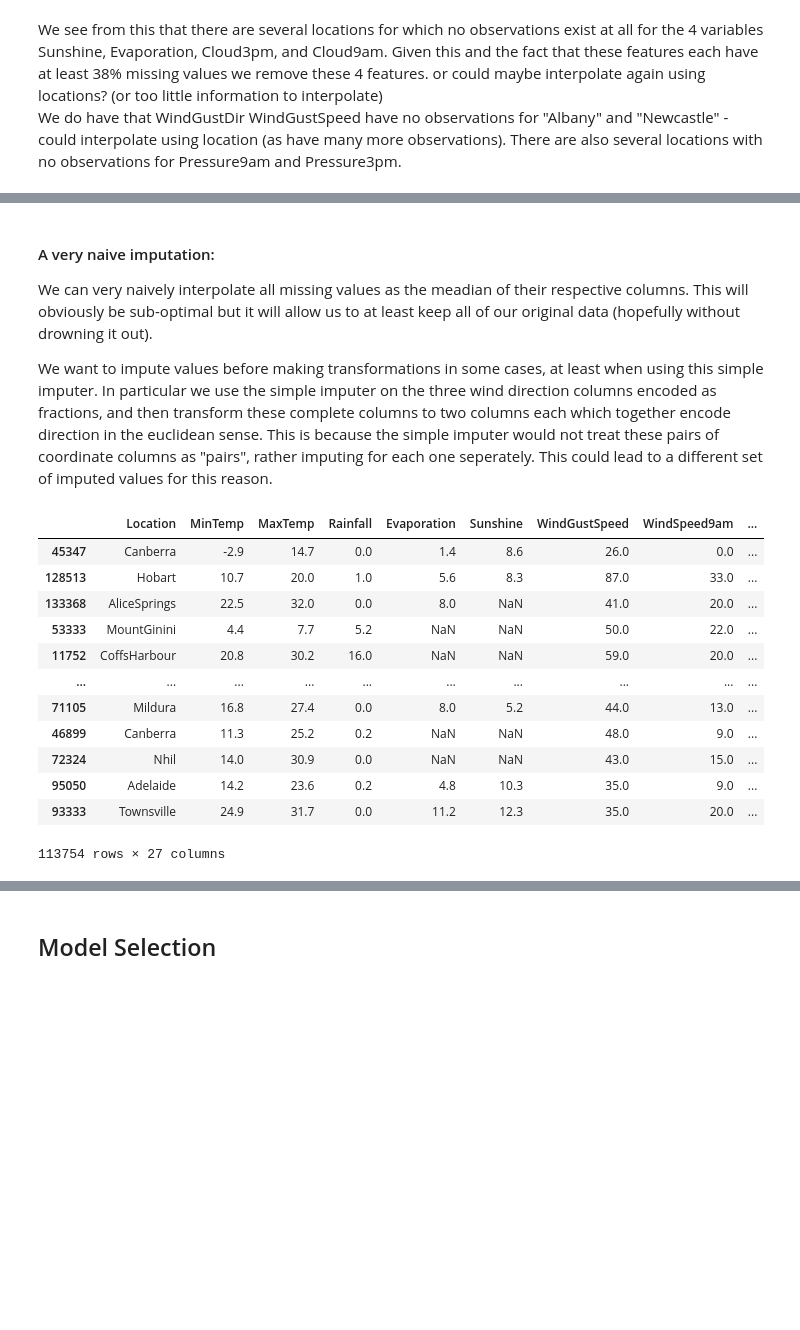
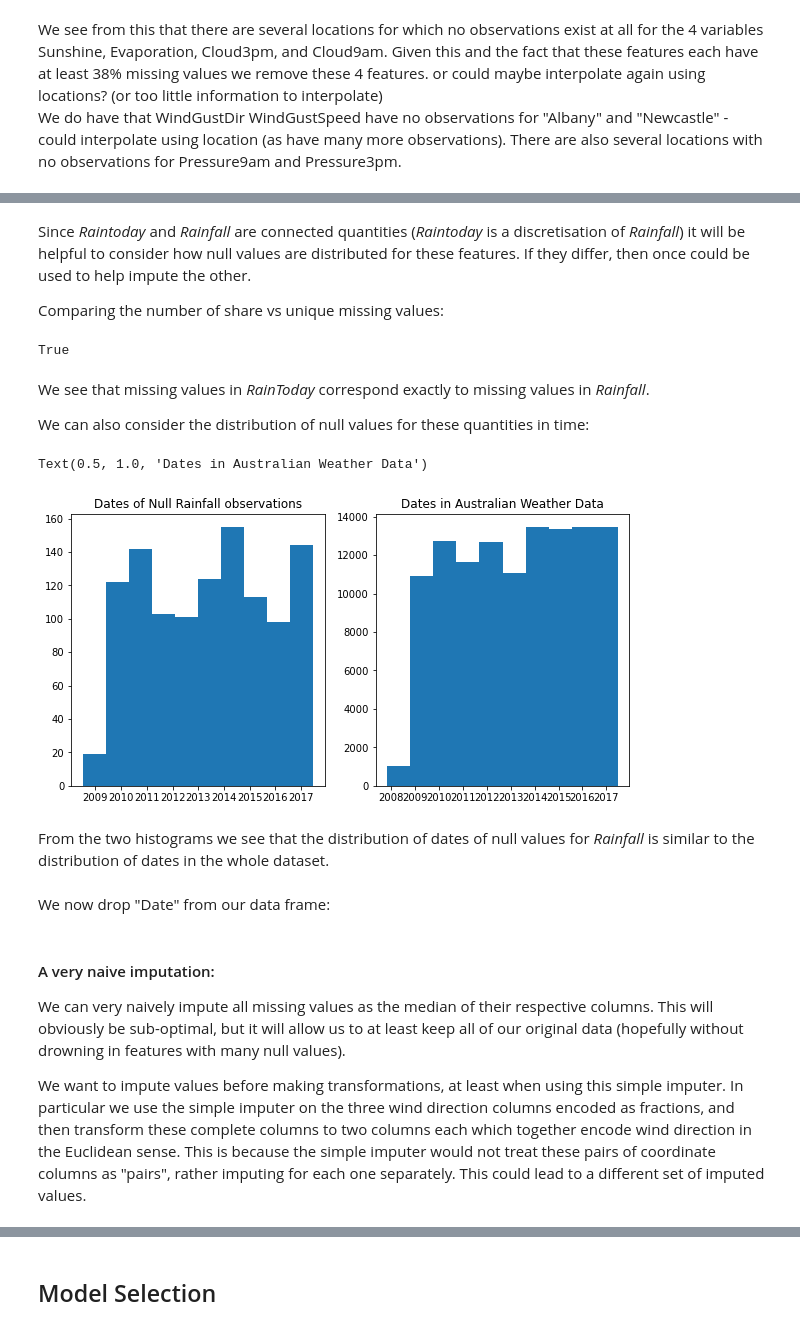
Before and after one commit to Luke-py/Australian-Rainfall, a Jupyter notebook: Australian Rainfall.ipynb, the cells around one changed output, grey strips where cells are left out. Saved outputs shown, nothing was run; the diff lists cells and outputs as text; code cells hidden in the pictures; blank space fills up the shorter version.

```diff
--- a/Australian Rainfall.ipynb
+++ b/Australian Rainfall.ipynb
@@ -664,0 +657,26 @@ missing_values
+# %% [markdown]
+Since *Raintoday* and *Rainfall* are connected quantities (*Raintoday* is a discretisation of *Rainfall*) it will be helpful to consider how null values are distributed for these features. If they differ, then once could be used to help impute the other.
+
+Comparing the number of share vs unique missing values:
+# %%
+(weather['Rainfall'].isnull()  & weather['RainToday'].isnull()).sum() == weather['Rainfall'].isnull().sum()
+# %% [output]
+True
+# %% [markdown]
+We see that missing values in *RainToday* correspond exactly to missing values in *Rainfall*.
+
+We can also consider the distribution of null values for these quantities in time:
+# %%
+null_rainfall_and_raintoday = (weather['Rainfall'].isnull()  & weather['RainToday'].isnull())
+fig, (ax1, ax2) = plt.subplots(1,2, figsize = (10,5))
+ax1.hist(weather[null_rainfall_and_raintoday]['Date'], bins = 10)
+ax1.set_title('Dates of Null Rainfall observations')
+ax2.hist(weather['Date'], bins = 10)
+ax2.set_title('Dates in Australian Weather Data')
+# %% [output]
+Text(0.5, 1.0, 'Dates in Australian Weather Data')
+[figure, new version]
+# %% [markdown]
+From the two histograms we see that the distribution of dates of null values for *Rainfall* is similar to the distribution of dates in the whole dataset.
+# %% [markdown]
+We now drop "Date" from our data frame:
@@ -665,22 +685,6 @@ missing_values
 # %% [markdown]
 #### A very naive imputation:
-We can very naively interpolate all missing values as the meadian of their respective columns. This will obviously be sub-optimal but it will allow us to at least keep all of our original data (hopefully without drowning it out).
+We can very naively impute all missing values as the median of their respective columns. This will obviously be sub-optimal, but it will allow us to at least keep all of our original data (hopefully without drowning in features with many null values).
 
-We want to impute values before making transformations in some cases, at least when using this simple imputer. In particular we use the simple imputer on the three wind direction columns encoded as fractions, and then transform these complete columns to two columns each which together encode direction in the euclidean sense. This is because the simple imputer would not treat these pairs of coordinate columns as "pairs", rather imputing for each one seperately. This could lead to a different set of imputed values for this reason.
+We want to impute values before making transformations, at least when using this simple imputer. In particular we use the simple imputer on the three wind direction columns encoded as fractions, and then transform these complete columns to two columns each which together encode wind direction in the Euclidean sense. This is because the simple imputer would not treat these pairs of coordinate columns as "pairs", rather imputing for each one separately. This could lead to a different set of imputed values.
-# %%
-weather
-# %% [output]
-|  | Location | MinTemp | MaxTemp | Rainfall | Evaporation | Sunshine | WindGustSpeed | WindSpeed9am | ... |
-| 45347 | Canberra | -2.9 | 14.7 | 0.0 | 1.4 | 8.6 | 26.0 | 0.0 | ... |
-| 128513 | Hobart | 10.7 | 20.0 | 1.0 | 5.6 | 8.3 | 87.0 | 33.0 | ... |
-| 133368 | AliceSprings | 22.5 | 32.0 | 0.0 | 8.0 | NaN | 41.0 | 20.0 | ... |
-| 53333 | MountGinini | 4.4 | 7.7 | 5.2 | NaN | NaN | 50.0 | 22.0 | ... |
-| 11752 | CoffsHarbour | 20.8 | 30.2 | 16.0 | NaN | NaN | 59.0 | 20.0 | ... |
-| ... | ... | ... | ... | ... | ... | ... | ... | ... | ... |
-| 71105 | Mildura | 16.8 | 27.4 | 0.0 | 8.0 | 5.2 | 44.0 | 13.0 | ... |
-| 46899 | Canberra | 11.3 | 25.2 | 0.2 | NaN | NaN | 48.0 | 9.0 | ... |
-| 72324 | Nhil | 14.0 | 30.9 | 0.0 | NaN | NaN | 43.0 | 15.0 | ... |
-| 95050 | Adelaide | 14.2 | 23.6 | 0.2 | 4.8 | 10.3 | 35.0 | 9.0 | ... |
-| 93333 | Townsville | 24.9 | 31.7 | 0.0 | 11.2 | 12.3 | 35.0 | 20.0 | ... |
-113754 rows × 27 columns
 # %%
```
Also changed, not shown: parts of 92 cells of this notebook.
